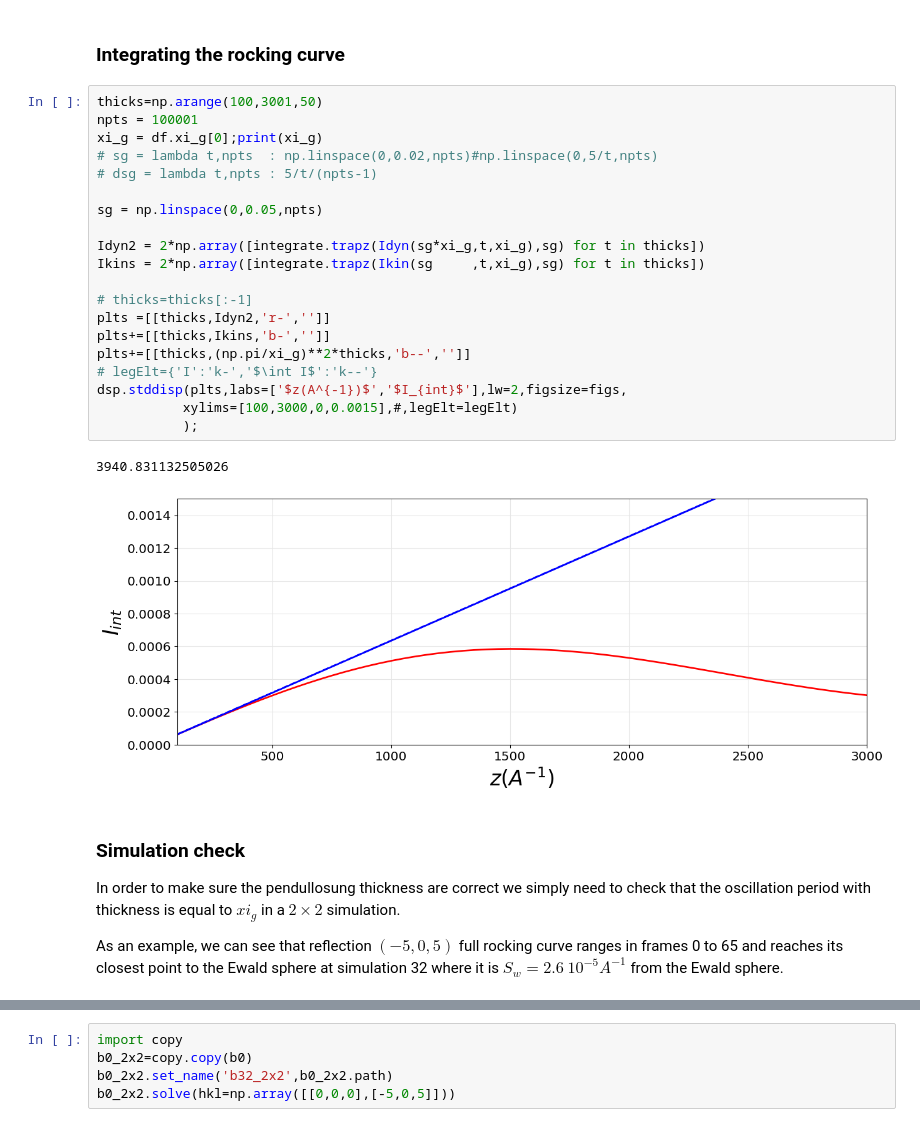
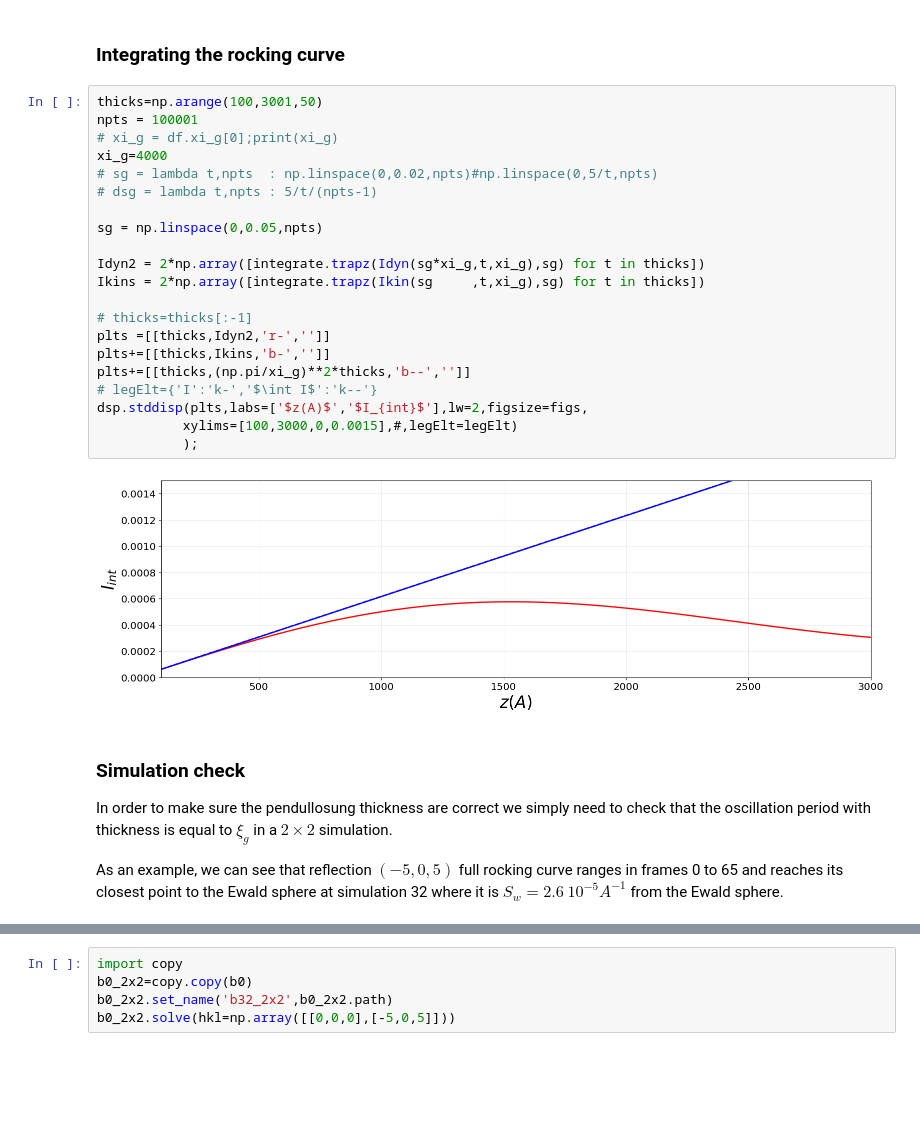
Before and after one commit to ccp4/ED_studies, a Jupyter notebook: bloch_kinematic/kin_vs_dyn.ipynb, the cells around one changed output, grey strips where cells are left out. Cells and saved outputs as stored; diff of their text form; blank space fills up the shorter version.

```diff
--- a/bloch_kinematic/kin_vs_dyn.ipynb
+++ b/bloch_kinematic/kin_vs_dyn.ipynb
@@ -397,30 +405,30 @@ Note that the shape of the rocking still looks similar to a sinc even deep into
 # %%
 thicks=np.arange(100,3001,50)
 npts = 100001
-xi_g = df.xi_g[0];print(xi_g)
+# xi_g = df.xi_g[0];print(xi_g)
+xi_g=4000
 # sg = lambda t,npts  : np.linspace(0,0.02,npts)#np.linspace(0,5/t,npts)
 # dsg = lambda t,npts : 5/t/(npts-1)
 
 sg = np.linspace(0,0.05,npts)
 
 Idyn2 = 2*np.array([integrate.trapz(Idyn(sg*xi_g,t,xi_g),sg) for t in thicks])
 Ikins = 2*np.array([integrate.trapz(Ikin(sg     ,t,xi_g),sg) for t in thicks])
 
 # thicks=thicks[:-1]
 plts =[[thicks,Idyn2,'r-','']]
 plts+=[[thicks,Ikins,'b-','']]
 plts+=[[thicks,(np.pi/xi_g)**2*thicks,'b--','']]
 # legElt={'I':'k-','$\int I$':'k--'}
-dsp.stddisp(plts,labs=['$z(A^{-1})$','$I_{int}$'],lw=2,figsize=figs,
+dsp.stddisp(plts,labs=['$z(A)$','$I_{int}$'],lw=2,figsize=figs,
            xylims=[100,3000,0,0.0015],#,legElt=legElt)
            );
 # %% [output]
-3940.831132505026
-[figure, old version]
+[figure, new version]
 # %% [markdown]
 ### Simulation check
 
-In order to make sure the pendullosung thickness are correct we simply need to check that the oscillation period with thickness is equal to $xi_g$ in a $2\times 2$ simulation.
+In order to make sure the pendullosung thickness are correct we simply need to check that the oscillation period with thickness is equal to $\xi_g$ in a $2\times 2$ simulation.
 
 As an example, we can see that reflection $(-5,0,5)$ full rocking curve ranges in frames 0 to 65 and reaches its closest point to the Ewald sphere at simulation 32 where it is $S_w = 2.6~10^{-5}A^{-1}$ from the Ewald sphere.
 # %%
```
Also changed, not shown: parts of 5 cells of this notebook, 7 other files.
